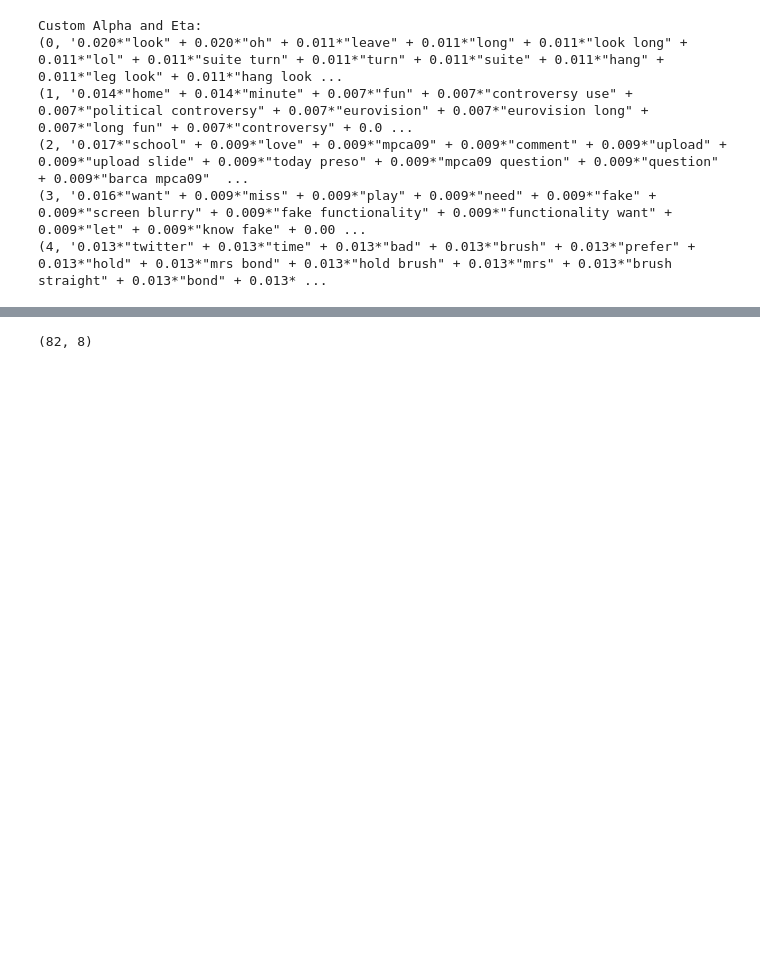
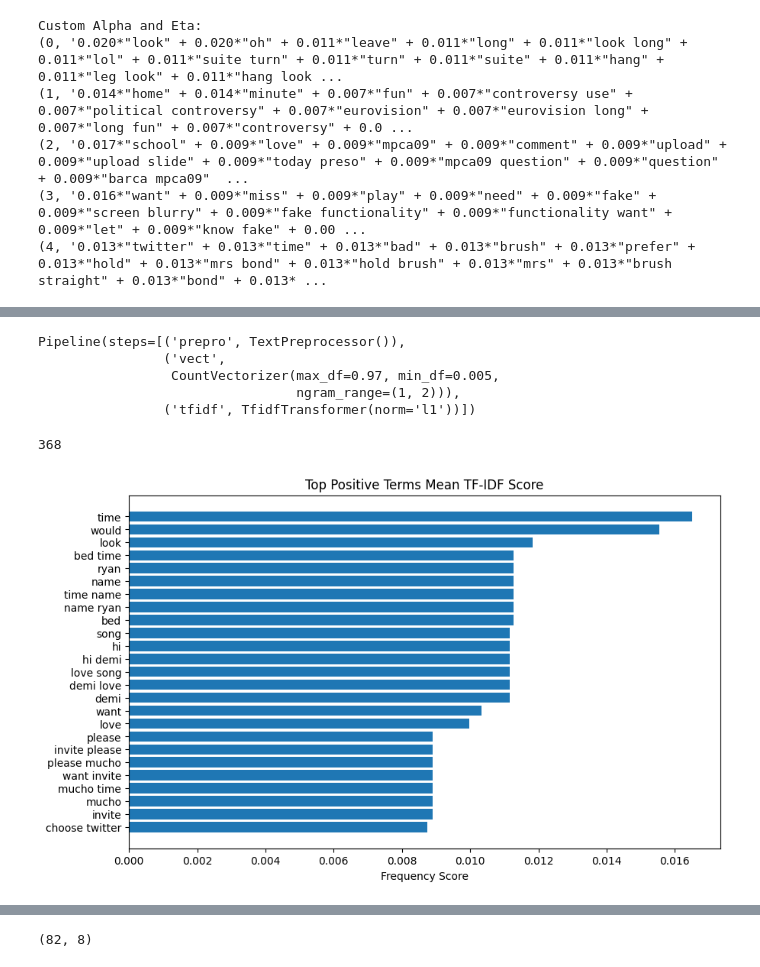
Before and after one commit to mgallon235/Adv_NLP, a Jupyter notebook: Part_2_a_b.ipynb, the cells around one changed output, grey strips where cells are left out. Cells and saved outputs as stored; diff of their text form; code cells hidden in the pictures; blank space fills up the shorter version.

```diff
--- a/Part_2_a_b.ipynb
+++ b/Part_2_a_b.ipynb
@@ -1072,0 +933,18 @@ synonyms = {
+# %%
+# I had slightly different approach, but changed it to Mikel's so to have the same logic throughout the notebook. Will have to move this and next cell to the first exercise later on.
+## Preprocessing texts
+pipeline = Pipeline([
+        ('prepro', TextPreprocessor()),
+        ("vect", CountVectorizer(ngram_range=(1, 2), min_df=0.005, max_df=0.97)),
+        ("tfidf", TfidfTransformer(use_idf=True, norm='l1'))
+    ]
+)
+
+# Fit the pipeline on the training data
+pipeline.fit(df_train_32['clean_text'])
+# %% [output]
+Pipeline(steps=[('prepro', TextPreprocessor()),
+                ('vect',
+                 CountVectorizer(max_df=0.97, min_df=0.005,
+                                 ngram_range=(1, 2))),
+                ('tfidf', TfidfTransformer(norm='l1'))])
@@ -1072,0 +993,9 @@ synonyms = {
+# %%
+pos = f'Top Positive Terms Mean TF-IDF Score'
+## Posive Terms
+pos_feature_names, term_tfidf, tfidf_dict = tfidf_term(pipeline,df_train_32,1)
+pos_tf_idf = transform_to_dataframe(pos_feature_names,term_tfidf)
+plot_freq_top(pos_tf_idf,25,pos)
+# %% [output]
+368
+[figure, added]
```
Also changed, not shown: parts of 58 cells of this notebook.
